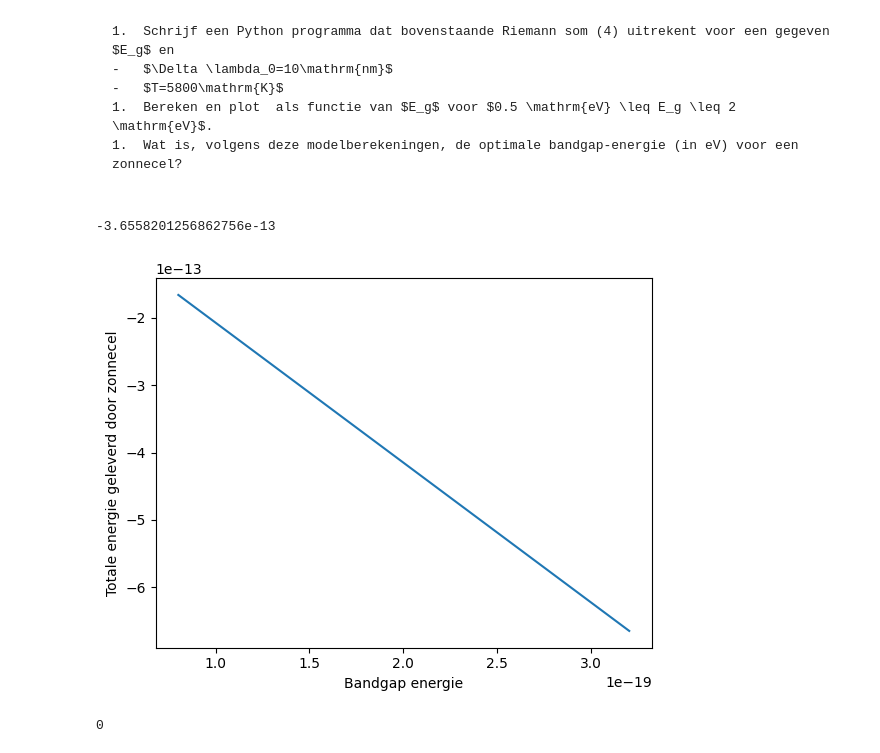
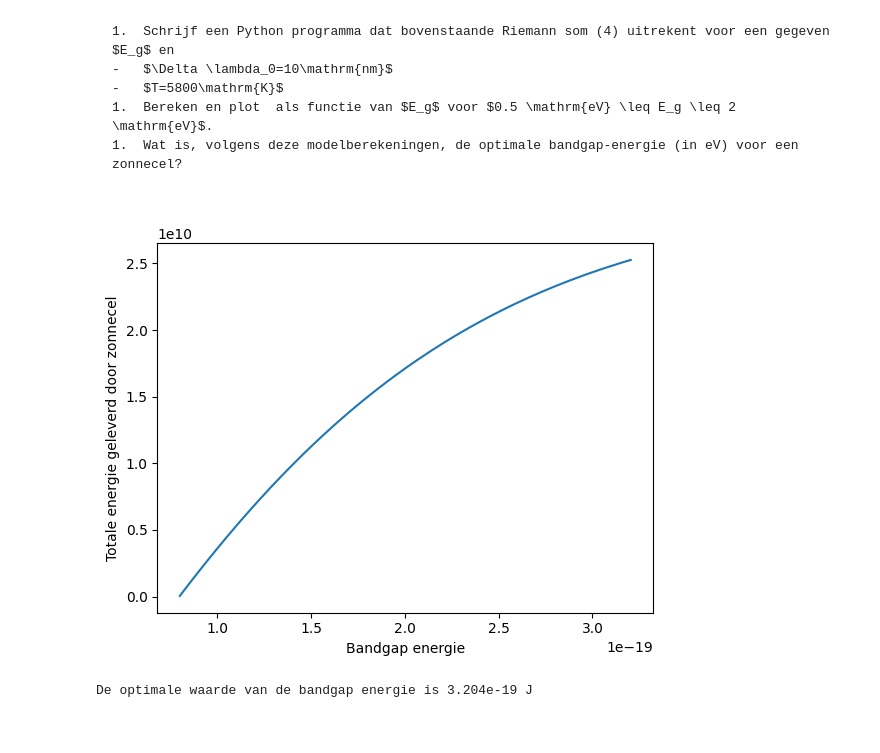
Before and after one commit to arenmeghdadi/314159265358979323846264338, a Jupyter notebook: Content/PySim/10_voltaische_cel.ipynb, the cells around one changed output. Saved outputs shown, nothing was run; the diff lists cells and outputs as text; code cells hidden in the pictures.

```diff
--- a/Content/PySim/10_voltaische_cel.ipynb
+++ b/Content/PySim/10_voltaische_cel.ipynb
@@ -216,35 +216,31 @@ k = 1.381e-23 # Boltzmann constant (J/K)
 T = 5800
 a = h * c / (k * T) # vereenvoudiging van de som
 
+
+E_g = 1.602E-19 * np.linspace(0.5, 2, 1000)
+E_g_T = np.array([])
+
 def E_T_2(l0,  Eg):
-    global E_g_T
+    global E_g_T, E_g
     E = 0
     for i in range(len(E_g)):
             N = int((h*c)/(E_g[i]*l0))
-            for i in range(1, N):
-                E += (2 * np.pi * c * Eg) * (1/(((i*l0)**4)*np.exp(a/(i*l0))-1)) * l0
-    E_g_T = np.append(E_g_T, E)
-    return E
+            for j in range(1, N):
+                E += (2 * np.pi * c * Eg) * (1/(((j*l0)**4)*(np.exp(a/(j*l0))-1))) * l0
+            E_g_T = np.append(E_g_T, E)
+    return E_g_T
 Eg = 1.1*1.602*10**(-19)
 b_1 = E_T_2(10e-9, Eg)
-print(b_1)
+#print(b_1)
-# %% [output]
--3.6558201256862756e-13
 # %%
-E_g = 1.602E-19 * np.linspace(0.5, 2, 1000)
-E_g_T = E_T_2(10e-9, E_g)
-
 #your code/answer
 plt.figure()
 plt.plot(E_g, E_g_T)
 plt.xlabel('Bandgap energie')
 plt.ylabel('Totale energie geleverd door zonnecel')
 plt.show()
 
-n_max = E_g_T.argmax()
-print(n_max)
-
-# help
+print('De optimale waarde van de bandgap energie is', E_g[-1], 'J')
 # %% [output]
-[figure, old version]
+[figure, new version]
-0
+De optimale waarde van de bandgap energie is 3.204e-19 J
```
